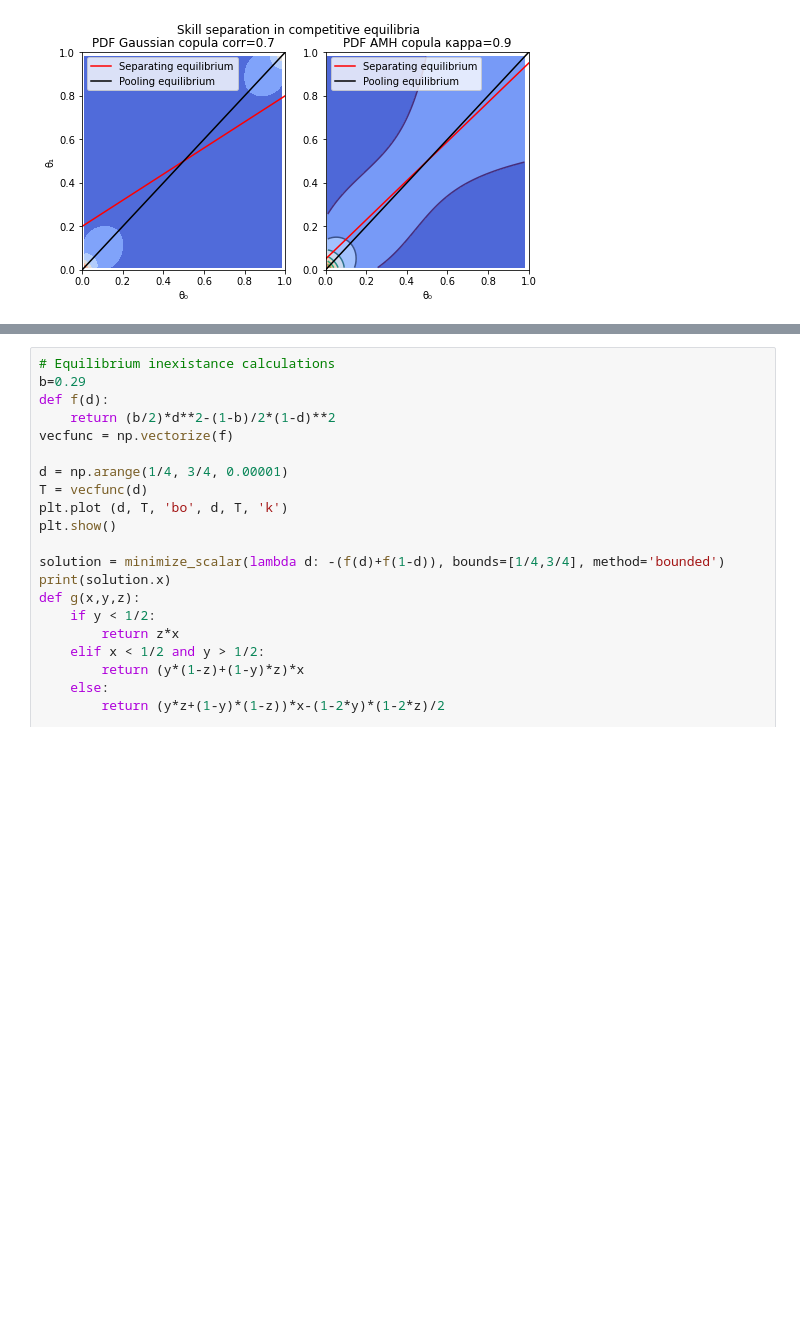
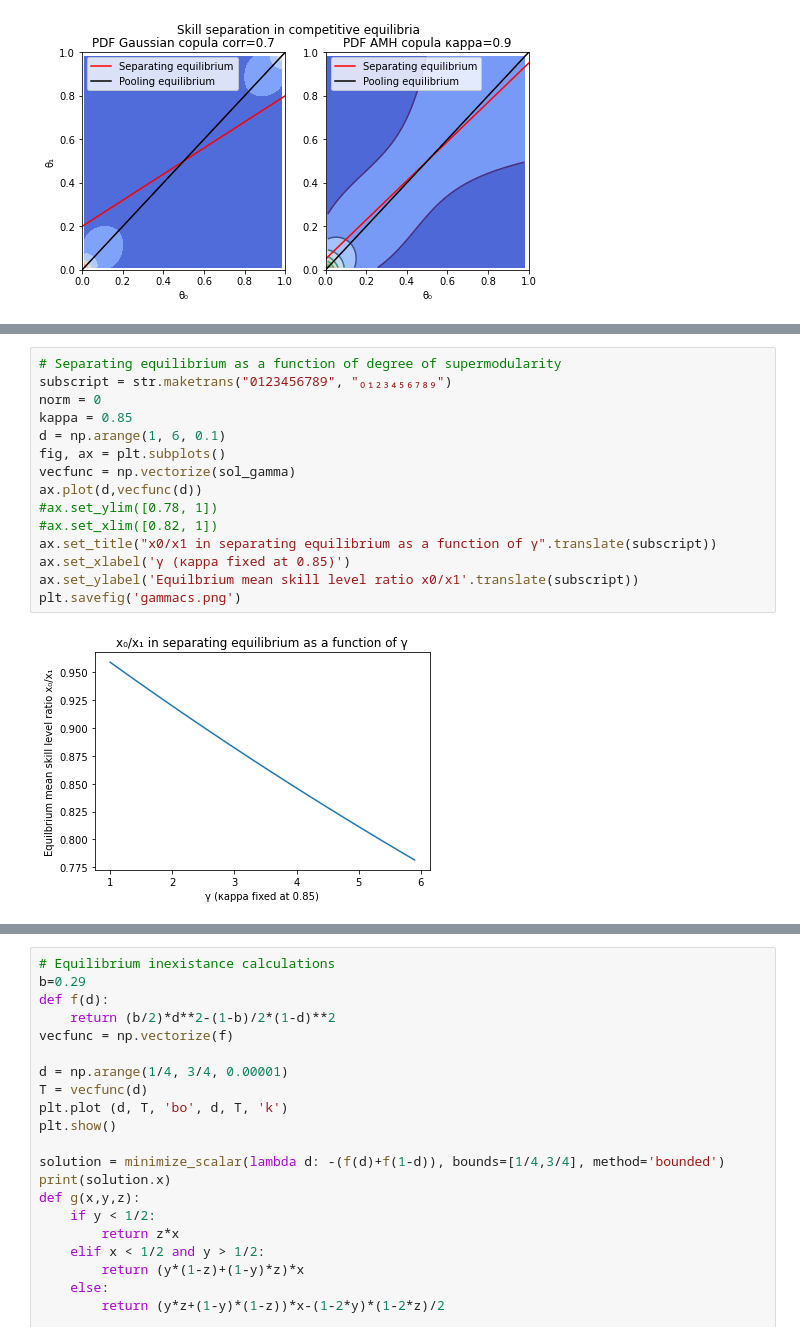
Before and after one commit to pwikman/general_equilibrium, a Jupyter notebook: calcs.ipynb, the cells around one changed output, grey strips where cells are left out. Drawn from its saved outputs; the diff is of its cells as text; blank space fills up the shorter version.

```diff
--- a/calcs.ipynb
+++ b/calcs.ipynb
@@ -296,3 +340,20 @@ ax.set_ylabel('Equilbrium mean skill level ratio x0/x1'.translate(subscript))
 plt.savefig('amheq.png')
 # %% [output]
 [figure]
+# %%
+# Separating equilibrium as a function of degree of supermodularity
+subscript = str.maketrans("0123456789", "₀₁₂₃₄₅₆₇₈₉")
+norm = 0
+kappa = 0.85
+d = np.arange(1, 6, 0.1)
+fig, ax = plt.subplots()
+vecfunc = np.vectorize(sol_gamma)
+ax.plot(d,vecfunc(d))
+#ax.set_ylim([0.78, 1])
+#ax.set_xlim([0.82, 1])
+ax.set_title("x0/x1 in separating equilibrium as a function of γ".translate(subscript))
+ax.set_xlabel('γ (κappa fixed at 0.85)')
+ax.set_ylabel('Equilbrium mean skill level ratio x0/x1'.translate(subscript))
+plt.savefig('gammacs.png')
+# %% [output]
+[figure, added]
```
Also changed, not shown: parts of 7 cells of this notebook, 2 other files.
